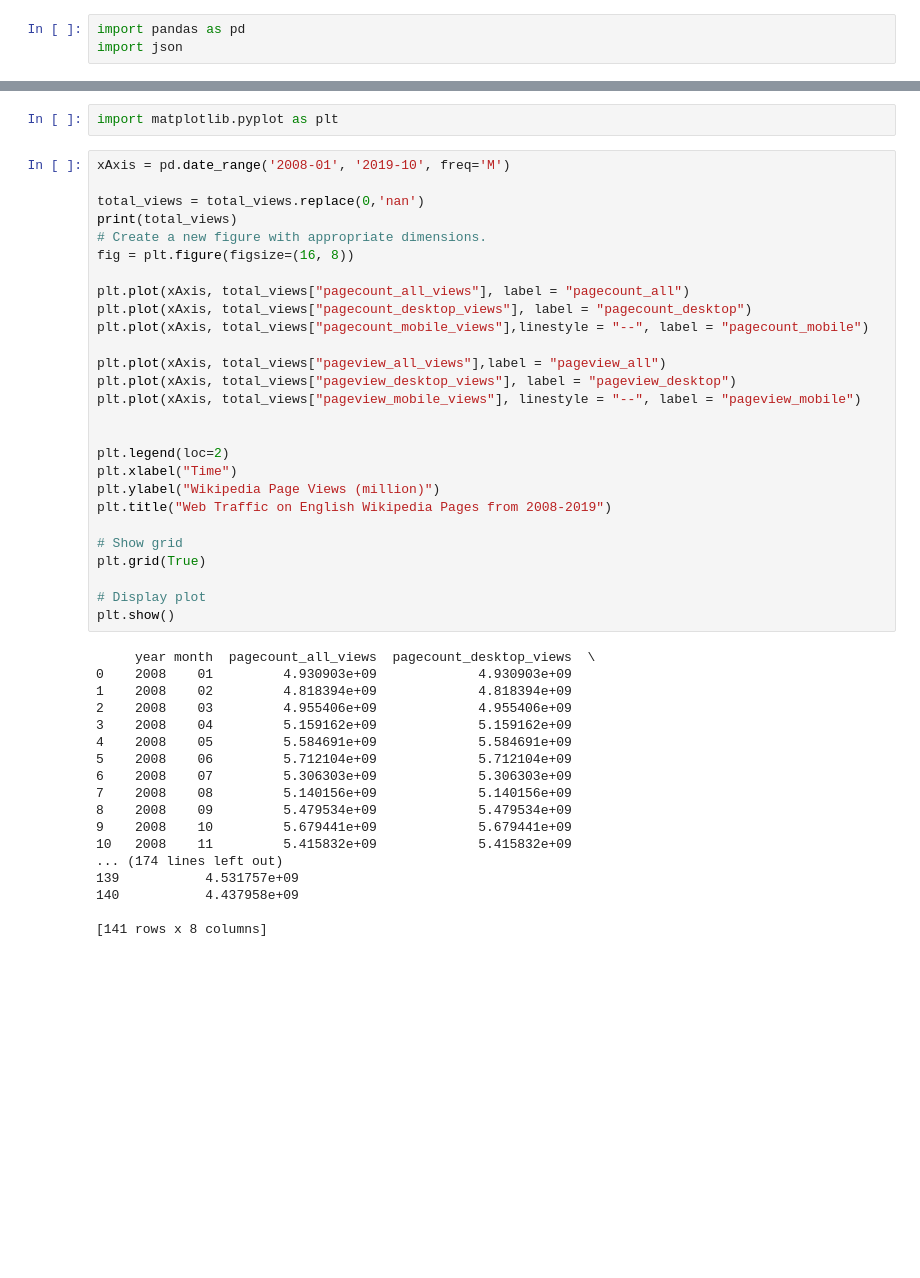
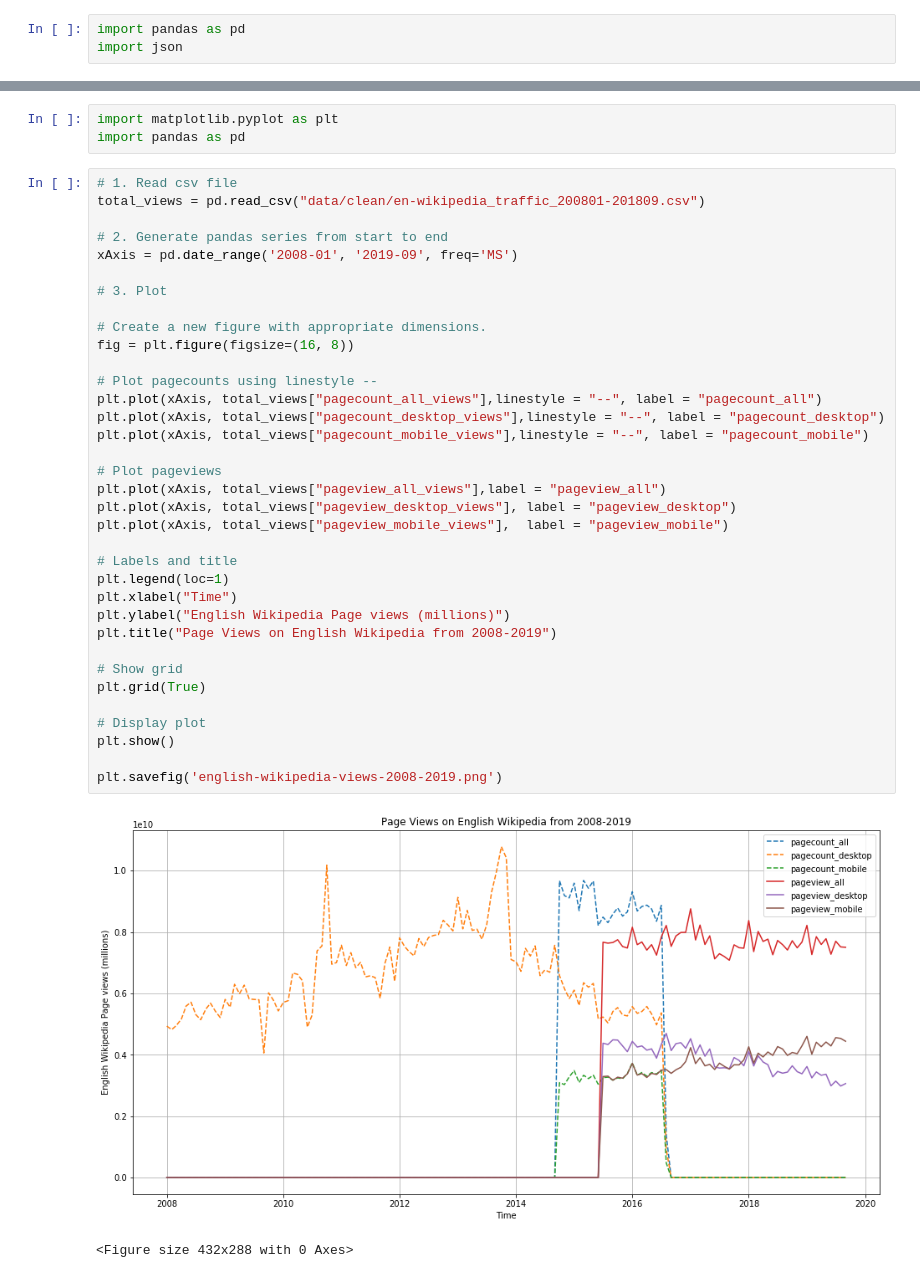
Before and after one commit to tharunsikhinam/data-512, a Jupyter notebook: data-512-a1/hcds-a1-data-curation.ipynb, the cells around one changed output, grey strips where cells are left out. Cells and saved outputs as stored; diff of their text form; blank space fills up the shorter version.

```diff
--- a/data-512-a1/hcds-a1-data-curation.ipynb
+++ b/data-512-a1/hcds-a1-data-curation.ipynb
@@ -180,47 +241,41 @@ total_views.to_csv('data/en-wikipedia_traffic_200712-201809.csv',index=False)
 # %%
 import matplotlib.pyplot as plt
+import pandas as pd
 # %%
-xAxis = pd.date_range('2008-01', '2019-10', freq='M')
+# 1. Read csv file
+total_views = pd.read_csv("data/clean/en-wikipedia_traffic_200801-201809.csv")
 
-total_views = total_views.replace(0,'nan')
-print(total_views)
+# 2. Generate pandas series from start to end
+xAxis = pd.date_range('2008-01', '2019-09', freq='MS')
+
+# 3. Plot
+
 # Create a new figure with appropriate dimensions.
 fig = plt.figure(figsize=(16, 8))
 
-plt.plot(xAxis, total_views["pagecount_all_views"], label = "pagecount_all")
-plt.plot(xAxis, total_views["pagecount_desktop_views"], label = "pagecount_desktop")
+# Plot pagecounts using linestyle --
+plt.plot(xAxis, total_views["pagecount_all_views"],linestyle = "--", label = "pagecount_all")
+plt.plot(xAxis, total_views["pagecount_desktop_views"],linestyle = "--", label = "pagecount_desktop")
 plt.plot(xAxis, total_views["pagecount_mobile_views"],linestyle = "--", label = "pagecount_mobile")
 
+# Plot pageviews
 plt.plot(xAxis, total_views["pageview_all_views"],label = "pageview_all")
 plt.plot(xAxis, total_views["pageview_desktop_views"], label = "pageview_desktop")
-plt.plot(xAxis, total_views["pageview_mobile_views"], linestyle = "--", label = "pageview_mobile")
+plt.plot(xAxis, total_views["pageview_mobile_views"],  label = "pageview_mobile")
 
-
-plt.legend(loc=2)
+# Labels and title
+plt.legend(loc=1)
 plt.xlabel("Time")
-plt.ylabel("Wikipedia Page Views (million)")
-plt.title("Web Traffic on English Wikipedia Pages from 2008-2019")
+plt.ylabel("English Wikipedia Page views (millions)")
+plt.title("Page Views on English Wikipedia from 2008-2019")
 
 # Show grid
 plt.grid(True)
 
 # Display plot
 plt.show()
+
+plt.savefig('english-wikipedia-views-2008-2019.png')
 # %% [output]
+[figure, new version]
-     year month  pagecount_all_views  pagecount_desktop_views  \
-0    2008    01         4.930903e+09             4.930903e+09
-1    2008    02         4.818394e+09             4.818394e+09
-2    2008    03         4.955406e+09             4.955406e+09
-3    2008    04         5.159162e+09             5.159162e+09
-4    2008    05         5.584691e+09             5.584691e+09
-5    2008    06         5.712104e+09             5.712104e+09
-6    2008    07         5.306303e+09             5.306303e+09
-7    2008    08         5.140156e+09             5.140156e+09
-8    2008    09         5.479534e+09             5.479534e+09
-9    2008    10         5.679441e+09             5.679441e+09
-10   2008    11         5.415832e+09             5.415832e+09
-... (174 lines left out)
-139           4.531757e+09
-140           4.437958e+09
-
-[141 rows x 8 columns]
+<Figure size 432x288 with 0 Axes>
```
Also changed, not shown: parts of 30 cells of this notebook.
